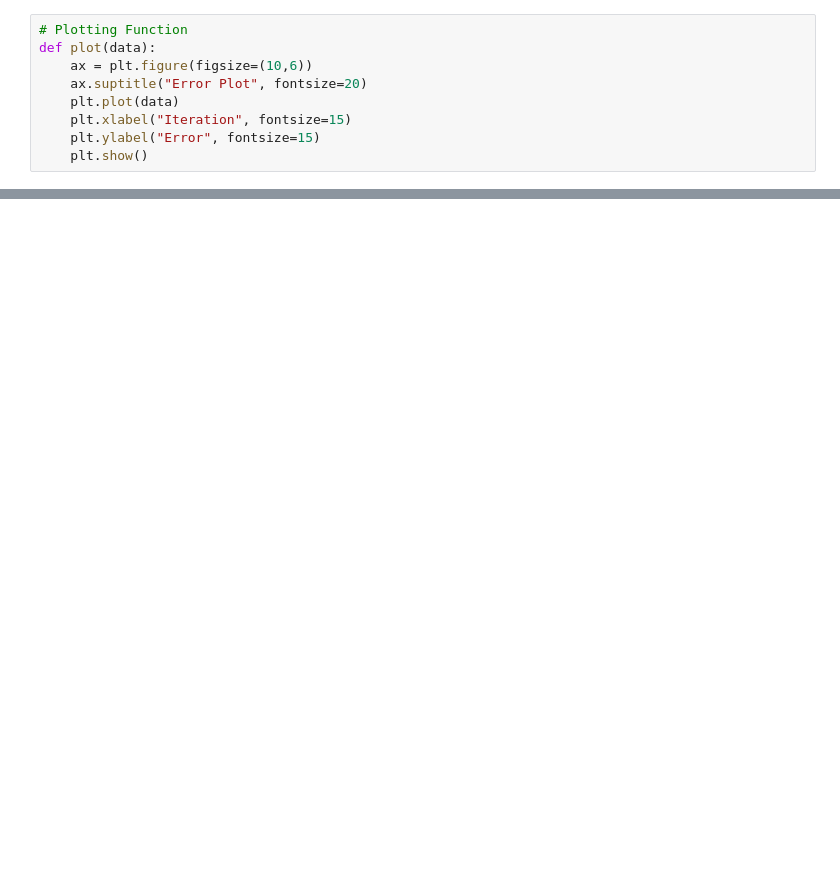
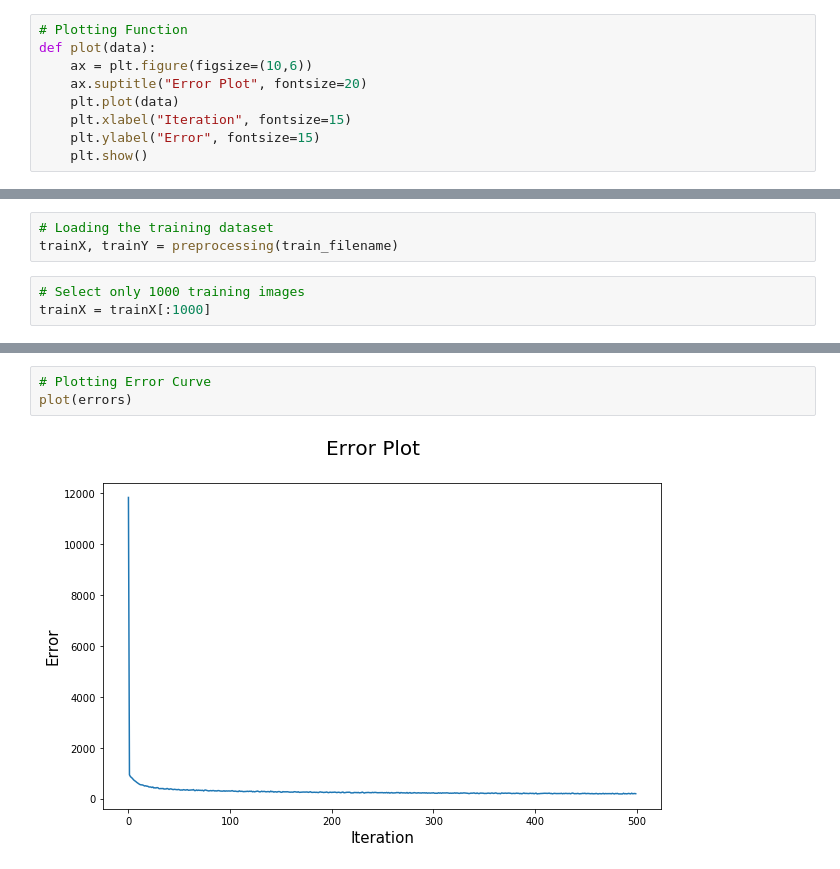
Before and after one commit to chirathdevinda/Deep-Learning, a Jupyter notebook: Neural_Network_for_OCR.ipynb, the cells around one changed output, grey strips where cells are left out. Cells and saved outputs as stored; diff of their text form; blank space fills up the shorter version.

```diff
--- a/Neural_Network_for_OCR.ipynb
+++ b/Neural_Network_for_OCR.ipynb
@@ -97,0 +113,6 @@ plot(errors)
+# %%
+# Loading the training dataset
+trainX, trainY = preprocessing(train_filename)
+# %%
+# Select only 1000 training images
+trainX = trainX[:1000]
@@ -97,0 +171,5 @@ plot(errors)
+# %%
+# Plotting Error Curve
+plot(errors)
+# %% [output]
+[figure, added]
```
Also changed, not shown: parts of 9 cells of this notebook, 1 other file.
